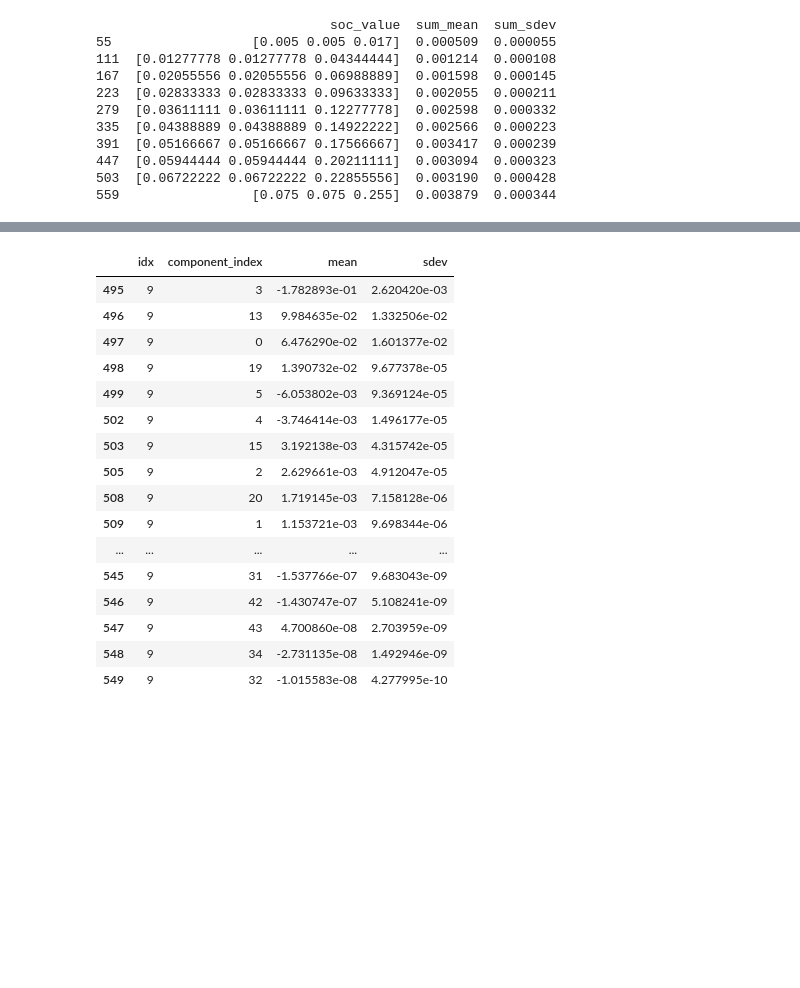
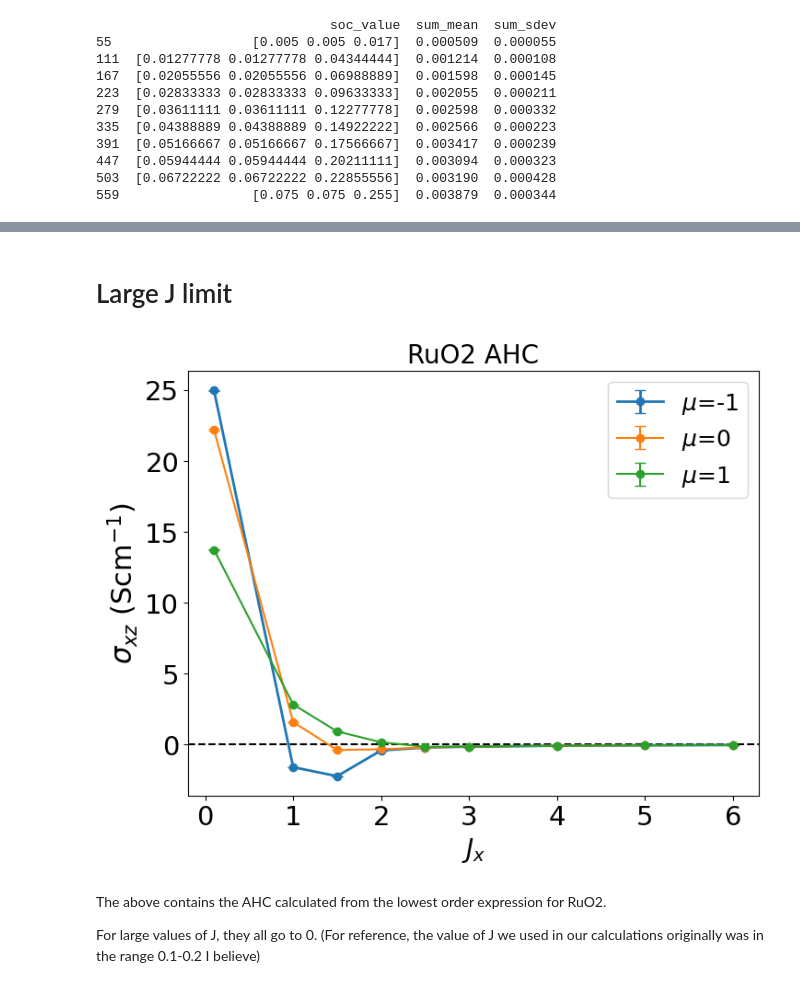
Before and after one commit to RuneEkman/Longruncode, a Jupyter notebook: dataprocessing_maxim.ipynb, the cells around one changed output, grey strips where cells are left out. Cells and saved outputs as stored; diff of their text form; code cells hidden in the pictures; blank space fills up the shorter version.

```diff
--- a/dataprocessing_maxim.ipynb
+++ b/dataprocessing_maxim.ipynb
@@ -162,20 +160,48 @@ remove_linear[remove_linear['idx']==1]
 # %%
-remove_linear[remove_linear['idx']==9]
+# remove_linear[remove_linear['idx']==9]
-# %% [output]
-|  | idx | component_index | mean | sdev |
-| 495 | 9 | 3 | -1.782893e-01 | 2.620420e-03 |
-| 496 | 9 | 13 | 9.984635e-02 | 1.332506e-02 |
-| 497 | 9 | 0 | 6.476290e-02 | 1.601377e-02 |
-| 498 | 9 | 19 | 1.390732e-02 | 9.677378e-05 |
-| 499 | 9 | 5 | -6.053802e-03 | 9.369124e-05 |
-| 502 | 9 | 4 | -3.746414e-03 | 1.496177e-05 |
-| 503 | 9 | 15 | 3.192138e-03 | 4.315742e-05 |
-| 505 | 9 | 2 | 2.629661e-03 | 4.912047e-05 |
-| 508 | 9 | 20 | 1.719145e-03 | 7.158128e-06 |
-| 509 | 9 | 1 | 1.153721e-03 | 9.698344e-06 |
-| ... | ... | ... | ... | ... |
-| 545 | 9 | 31 | -1.537766e-07 | 9.683043e-09 |
-| 546 | 9 | 42 | -1.430747e-07 | 5.108241e-09 |
-| 547 | 9 | 43 | 4.700860e-08 | 2.703959e-09 |
-| 548 | 9 | 34 | -2.731135e-08 | 1.492946e-09 |
-| 549 | 9 | 32 | -1.015583e-08 | 4.277995e-10 |
+# %% [markdown]
+# Large J limit
+# %%
+JRUNS = [0.1,1,1.5,2,2.5,3,4,5,6]
+MURUNS = [-1,0,1]
+# %%
+Jlimit_df = pd.read_csv("AHC(J,mu)_N50.0k.csv")
+mu_n1 = Jlimit_df[Jlimit_df['mu']==-1]
+mu_0 = Jlimit_df[Jlimit_df['mu']==0]
+mu_1=Jlimit_df[Jlimit_df['mu']==1]
+# %%
+fig_total, axs_total = plt.subplots(figsize=(8,6))
+scale_factor_tick = 0.035
+scale_factor_label = 0.055
+fig_total_width, fig_total_height = fig_total.get_size_inches()
+
+label_size= min(fig_total_width, fig_total_height)*scale_factor_label*100
+tick_size= min(fig_total_width, fig_total_height)*scale_factor_tick*100
+
+axs_total.tick_params(axis='both', which='major', labelsize=tick_size)
+axs_total.tick_params(axis='both', which='minor', labelsize=tick_size/1.5)
+axs_total.xaxis.label.set_size(label_size)
+axs_total.yaxis.label.set_size(label_size)
+
+#The plots
+axs_total.errorbar(JRUNS,unitfactor*mu_n1['result'],yerr=abs(unitfactor)*mu_n1['std_dev'], fmt='o-', capsize=4, label=fr'$\mu$={MURUNS[0]}', linewidth=2)
+axs_total.errorbar(JRUNS,unitfactor*mu_0['result'],yerr=abs(unitfactor)*mu_0['std_dev'], fmt='o-',capsize=4, label=fr'$\mu$={MURUNS[1]}')
+axs_total.errorbar(JRUNS,unitfactor*mu_1['result'],yerr=abs(unitfactor)*mu_1['std_dev'], fmt='o-', capsize=4, label=fr'$\mu$={MURUNS[2]}')
+
+
+axs_total.axhline(0, color='black', linestyle='dashed')
+
+plt.title('RuO2 AHC', fontsize=20)
+axs_total.set_xlabel(r'$J_x$', fontsize=20)
+axs_total.set_ylabel(r'$\sigma_{xz}$ (Scm$^{-1}$)', fontsize=22)
+axs_total.legend(fontsize=18)
+
+
+plt.show()
+# %% [output]
+[figure, added]
+# %% [markdown]
+The above contains the AHC calculated from the lowest order expression for RuO2.
+
+For large values of J, they all go to 0.
+(For reference, the value of J we used in our calculations originally was in the range 0.1-0.2 I believe)
```
Also changed, not shown: parts of 10 cells of this notebook, 1 other file.
